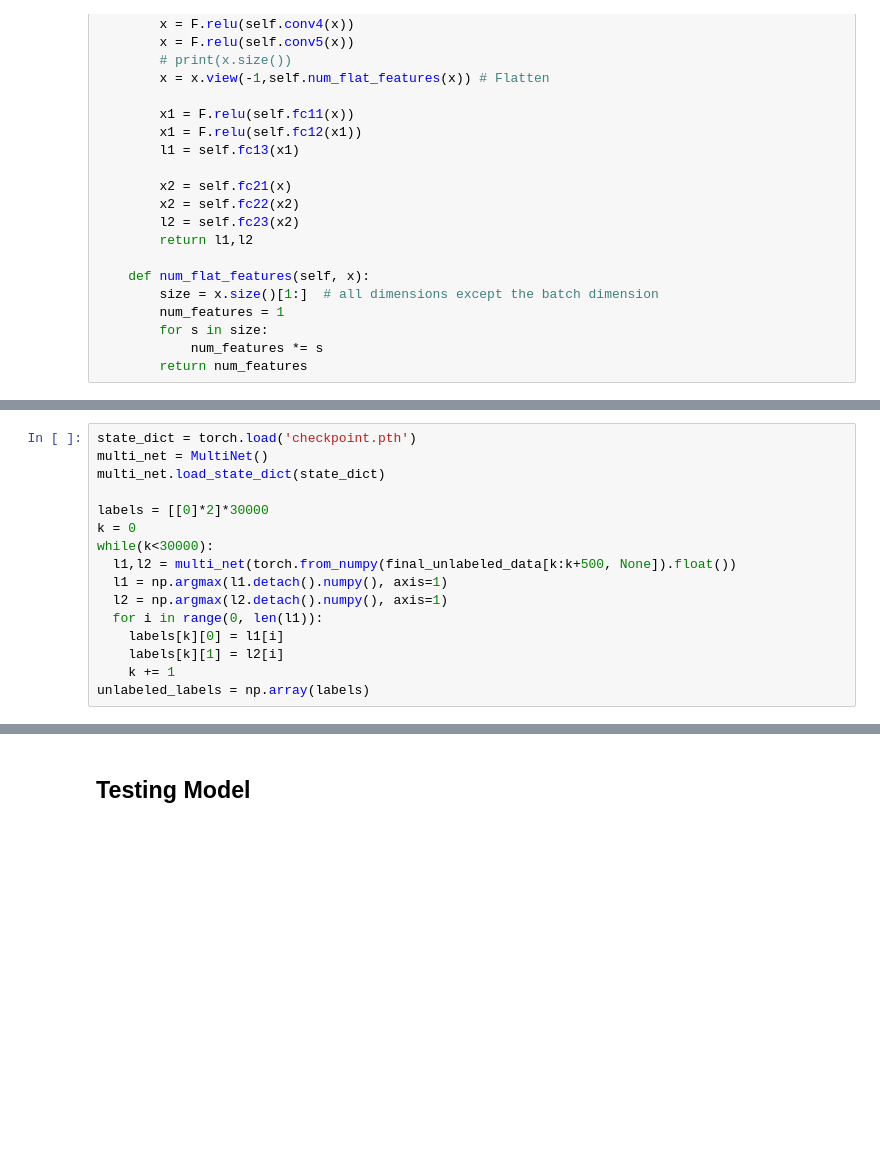
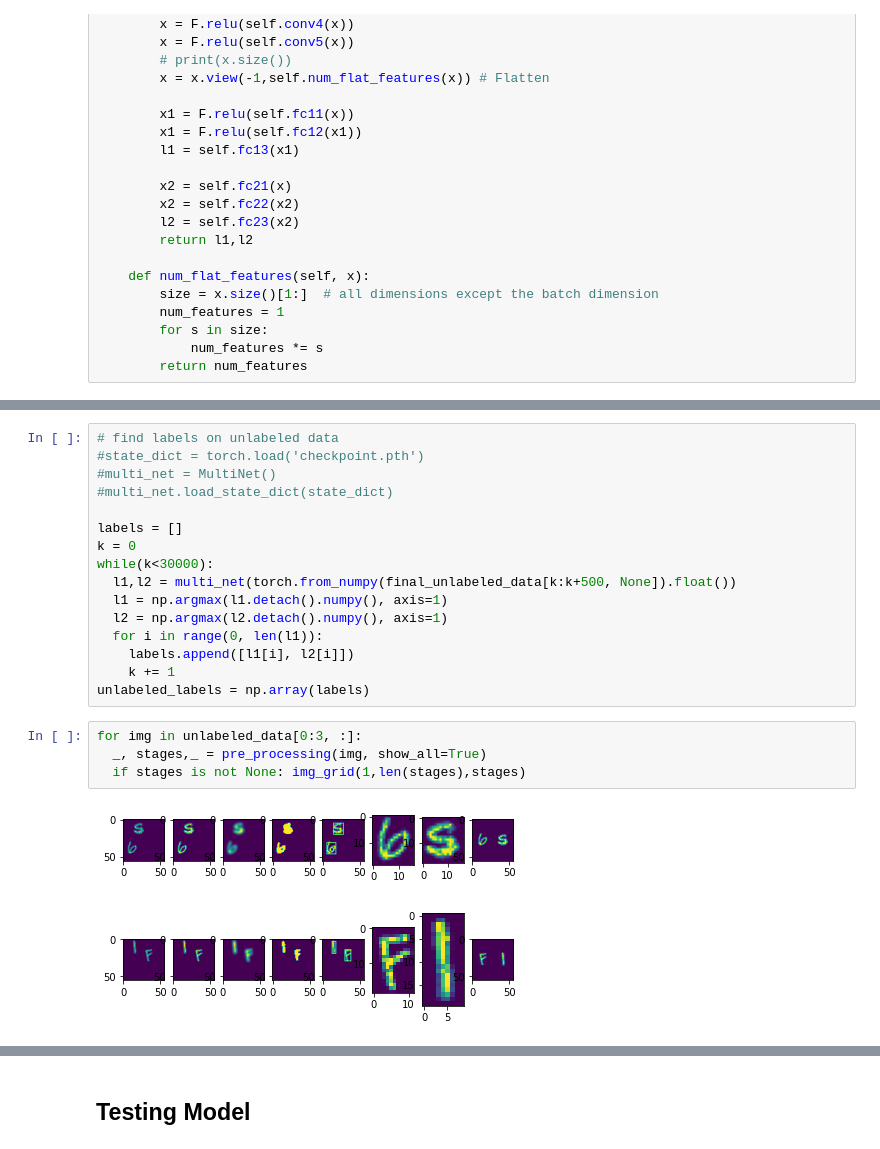
Before and after one commit to shubymao/comp551-p3, a Jupyter notebook: Project_3_Notebook.ipynb, the cells around one changed output, grey strips where cells are left out. Drawn from its saved outputs; the diff is of its cells as text; blank space fills up the shorter version.

```diff
--- a/Project_3_Notebook.ipynb
+++ b/Project_3_Notebook.ipynb
@@ -362,19 +385,26 @@ torch.save(multi_net.state_dict(), 'checkpoint.pth')
 # %%
-state_dict = torch.load('checkpoint.pth')
-multi_net = MultiNet()
-multi_net.load_state_dict(state_dict)
+# find labels on unlabeled data
+#state_dict = torch.load('checkpoint.pth')
+#multi_net = MultiNet()
+#multi_net.load_state_dict(state_dict)
 
-labels = [[0]*2]*30000
+labels = []
 k = 0
 while(k<30000):
   l1,l2 = multi_net(torch.from_numpy(final_unlabeled_data[k:k+500, None]).float())
   l1 = np.argmax(l1.detach().numpy(), axis=1)
   l2 = np.argmax(l2.detach().numpy(), axis=1)
   for i in range(0, len(l1)):
-    labels[k][0] = l1[i]
-    labels[k][1] = l2[i]
+    labels.append([l1[i], l2[i]])
     k += 1
 unlabeled_labels = np.array(labels)
+# %%
+for img in unlabeled_data[0:3, :]:
+  _, stages,_ = pre_processing(img, show_all=True)
+  if stages is not None: img_grid(1,len(stages),stages)
+# %% [output]
+[figure, added]
+[figure, added]
 # %%
 unlabeled_tensor = torch.from_numpy(final_unlabeled_data[:,None]).float()
 
```
Also changed, not shown: parts of 9 cells of this notebook.
